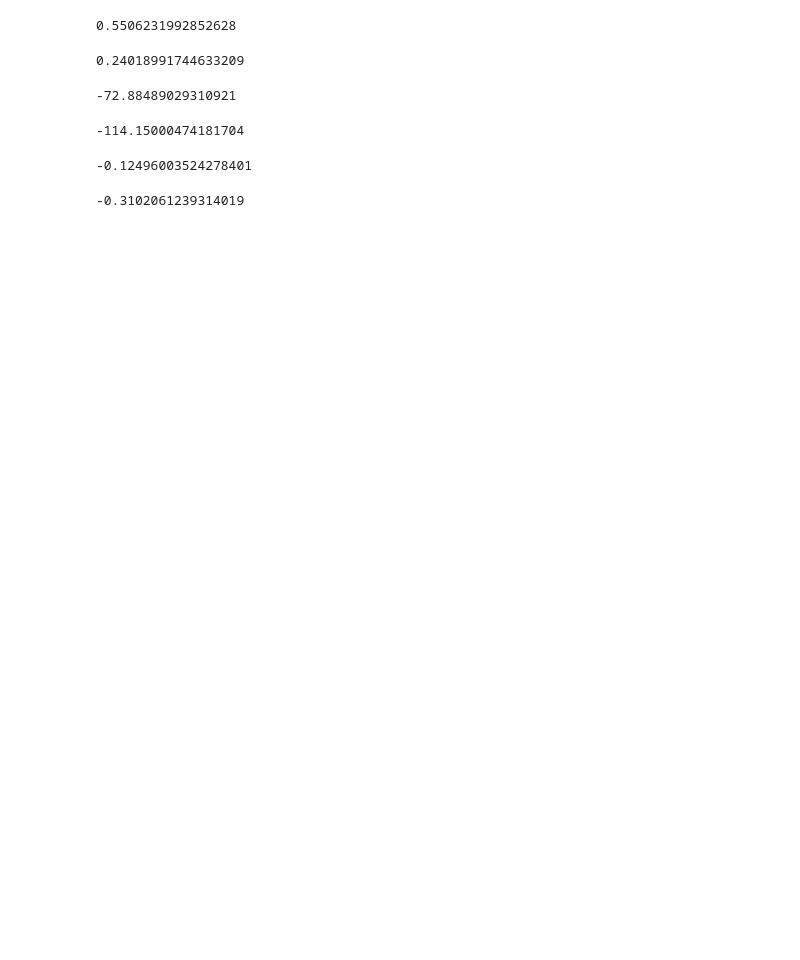
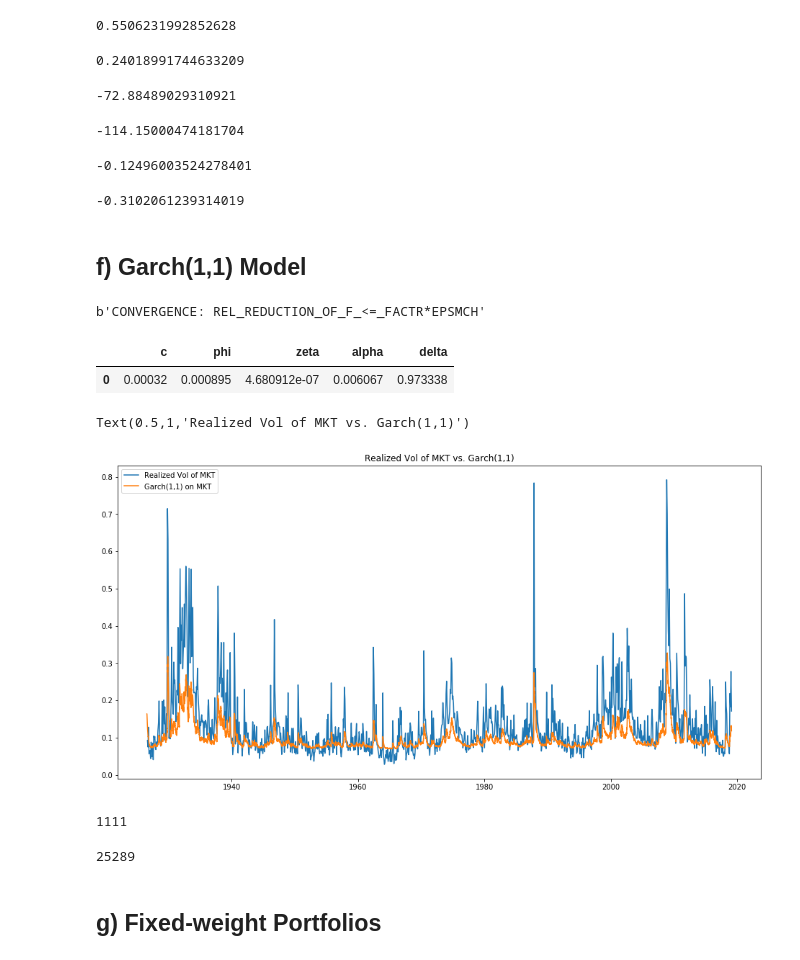
Before and after one commit to amritprasad/MFE_DAM, a Jupyter notebook: DAM Project.ipynb, the cells around one changed output. Cells and saved outputs as stored; diff of their text form; code cells hidden in the pictures; blank space fills up the shorter version.

```diff
--- a/DAM Project.ipynb
+++ b/DAM Project.ipynb
@@ -346,3 +346,5 @@ maxDrawDown(perf)/perf.iloc[-1]
 maxDrawDown(perf_MKT)/perf_MKT.iloc[-1]
 # %% [output]
 -0.3102061239314019
+# %% [markdown]
+## f) Garch(1,1) Model
@@ -348,0 +387,42 @@ maxDrawDown(perf_MKT)/perf_MKT.iloc[-1]
+# %%
+garch_Train_Yrs = 1
+
+prsn = pd.DataFrame(columns = ['c', 'phi','zeta','alpha','delta'])
+p = 1
+q = 1
+
+x0 = np.asarray([0.001]*(3+q)+[0.9]*p)
+bounds = ((None,None),)*2+((0.00000001,None),)*(1+q+p)
+rsl11 = op.minimize(garchFunc, x0, args=(us_ret.iloc[0:(252*garch_Train_Yrs),0],p,q), bounds=bounds)
+print(rsl11.message)
+
+prsn.loc[0] = rsl11.x
+vol_garch = np.sqrt(garchFunc(rsl11.x,us_ret['MKT'],p,q,True)*252)
+vol_garch.index = us_ret.index
+prsn
+# %% [output]
+b'CONVERGENCE: REL_REDUCTION_OF_F_<=_FACTR*EPSMCH'
+|  | c | phi | zeta | alpha | delta |
+| 0 | 0.00032 | 0.000895 | 4.680912e-07 | 0.006067 | 0.973338 |
+# %%
+RV_month = us_ret['MKT'].groupby([us_ret.index.year, us_ret.index.month]).std()*np.sqrt(252)
+RV_month.index = RV_month.index.map(lambda x: pd.to_datetime('{:d}/{:d}'.format(x[0],x[1]),format='%Y/%m')\
+                                    +pd.offsets.MonthEnd())
+# %%
+plt.figure('Realized Vol of MKT vs. Garch(1,1)',figsize=(16,8))
+plt.clf()
+plt.plot(RV_month.index, RV_month.values, label='Realized Vol of MKT')
+plt.plot(vol_garch.index, vol_garch.values, label='Garch(1,1) on MKT')
+plt.legend(loc = 'best')
+plt.title('Realized Vol of MKT vs. Garch(1,1)')
+# %% [output]
+Text(0.5,1,'Realized Vol of MKT vs. Garch(1,1)')
+[figure, added]
+# %%
+len(RV_month)
+# %% [output]
+1111
+# %%
+len(vol_garch)
+# %% [output]
+25289
@@ -348,0 +433,2 @@ maxDrawDown(perf_MKT)/perf_MKT.iloc[-1]
+# %% [markdown]
+## g) Fixed-weight Portfolios
```
Also changed, not shown: parts of 6 cells of this notebook.
